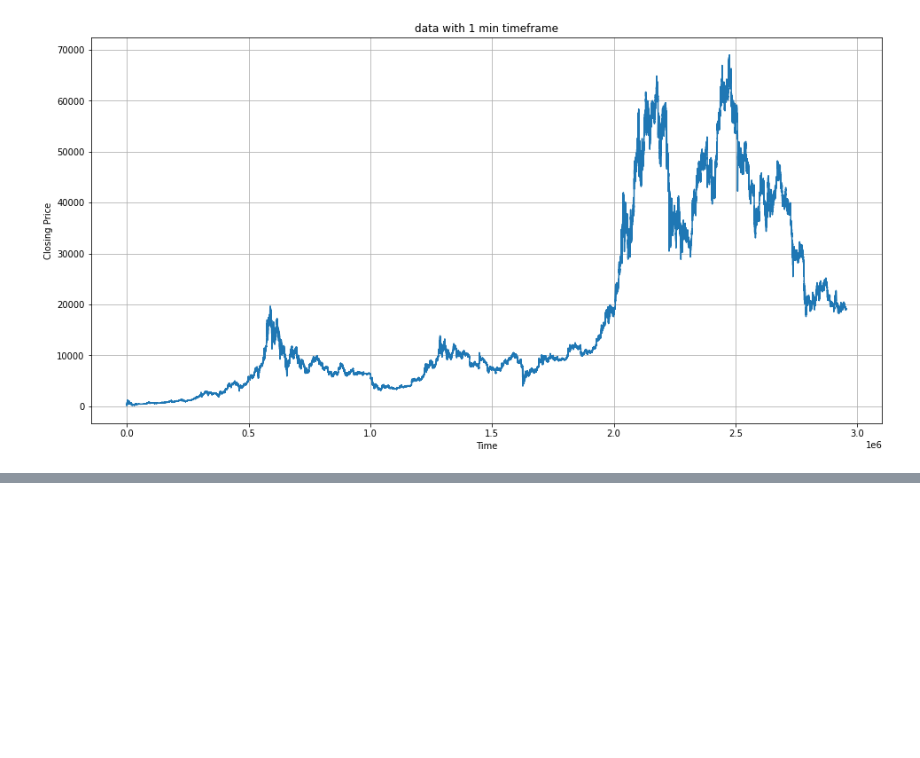
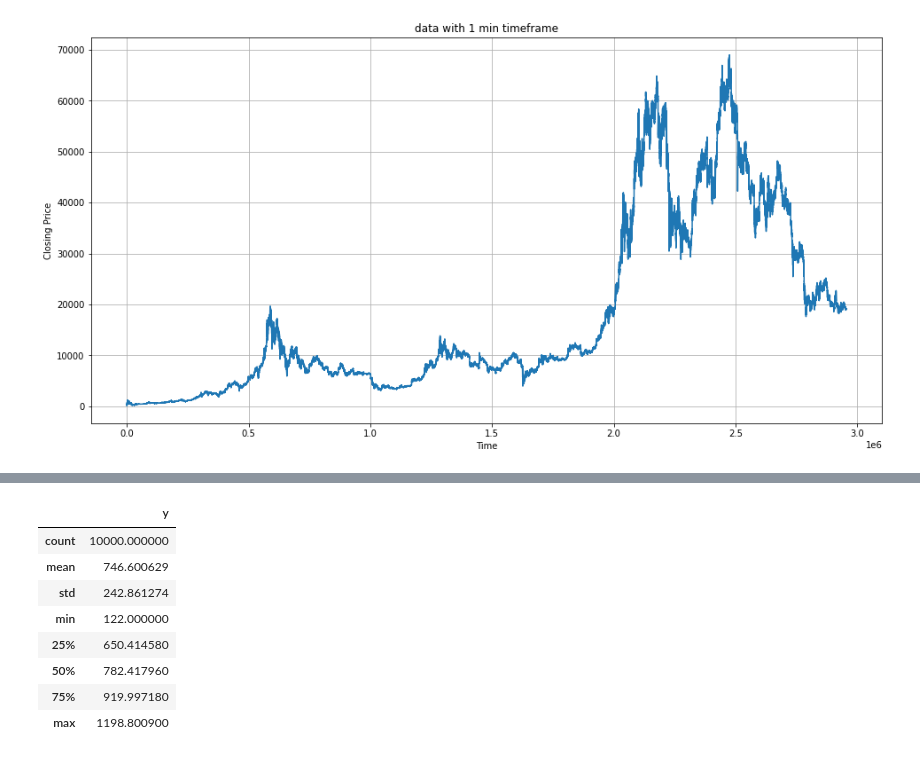
Before and after one commit to Lycher2/KSO, a Jupyter notebook: fbprophet.ipynb, the cells around one changed output, grey strips where cells are left out. Drawn from its saved outputs; the diff is of its cells as text; code cells hidden in the pictures; blank space fills up the shorter version.

```diff
--- a/fbprophet.ipynb
+++ b/fbprophet.ipynb
@@ -101,2 +120,12 @@ forecast_val.describe()
 # %%
-reliance.describe()
+test.describe()
+# %% [output]
+|  | y |
+| count | 10000.000000 |
+| mean | 746.600629 |
+| std | 242.861274 |
+| min | 122.000000 |
+| 25% | 650.414580 |
+| 50% | 782.417960 |
+| 75% | 919.997180 |
+| max | 1198.800900 |
```
Also changed, not shown: parts of 7 cells of this notebook.
